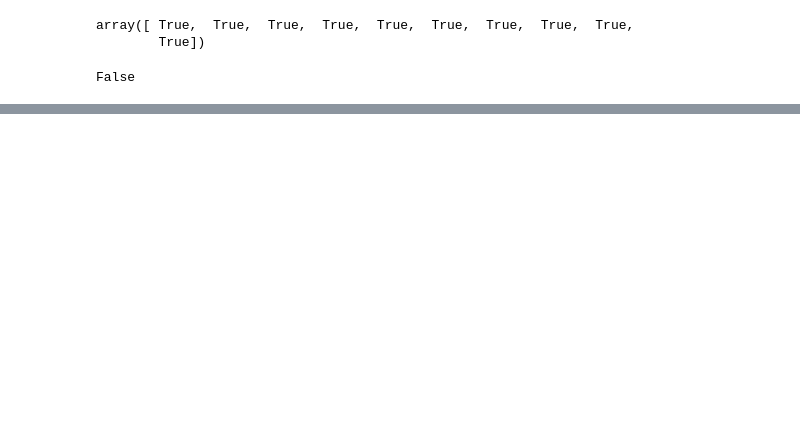
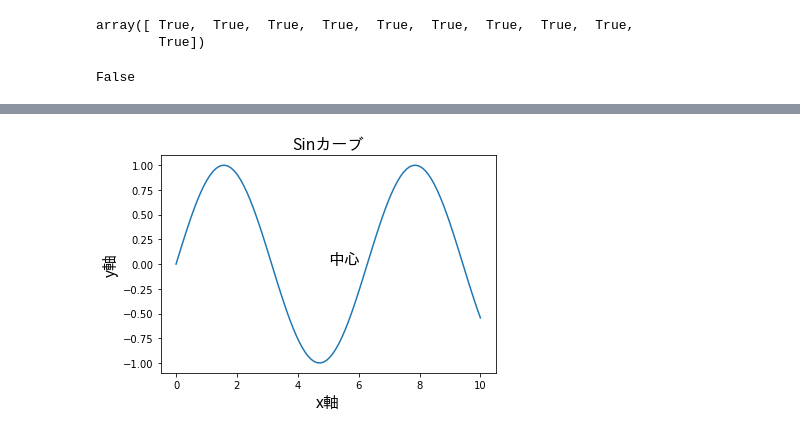
Before and after one commit to E-Kohei/pdf_analyze, a Jupyter notebook: read_pattern.ipynb, the cells around one changed output, grey strips where cells are left out. Saved outputs shown, nothing was run; the diff lists cells and outputs as text; code cells hidden in the pictures; blank space fills up the shorter version.

```diff
--- a/read_pattern.ipynb
+++ b/read_pattern.ipynb
@@ -638,0 +727,21 @@ SyntaxError: Invalid position format! (<string>)
+# %%
+from matplotlib.font_manager import FontProperties
+
+fp = FontProperties(fname="/Users/ekohei/Downloads/ipaexg00401/ipaexg.ttf", size=16)
+
+# path = "/Users/ekohei/Downloads/ipaexg00401/ipaexg.ttf"
+# prop = FontProperties(fname=path)
+# matplotlib.rcParams['font.family'] = prop.get_name()
+# print(prop.get_name())
+
+%matplotlib inline
+xs = np.linspace(0,10, 100)
+ys = np.sin(xs)
+plt.plot(xs,ys)
+plt.xlabel("x軸", fontproperties=fp)
+plt.ylabel("y軸", fontproperties=fp)
+plt.title("Sinカーブ", fontproperties=fp)
+plt.text(5,0,"中心", fontproperties=fp)
+plt.show()
+# %% [output]
+[figure, added]
```
Also changed, not shown: parts of 17 cells of this notebook, 4 other files.
